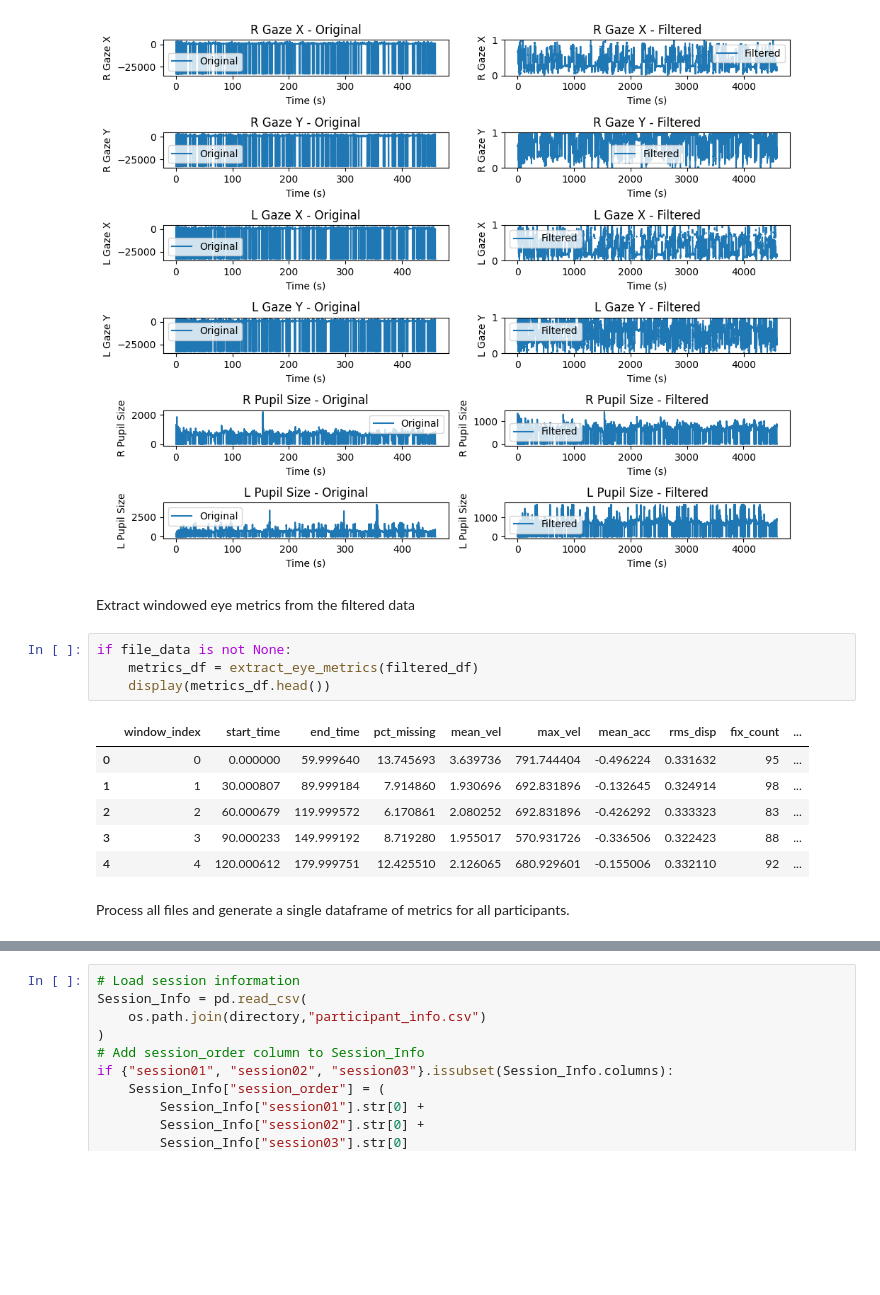
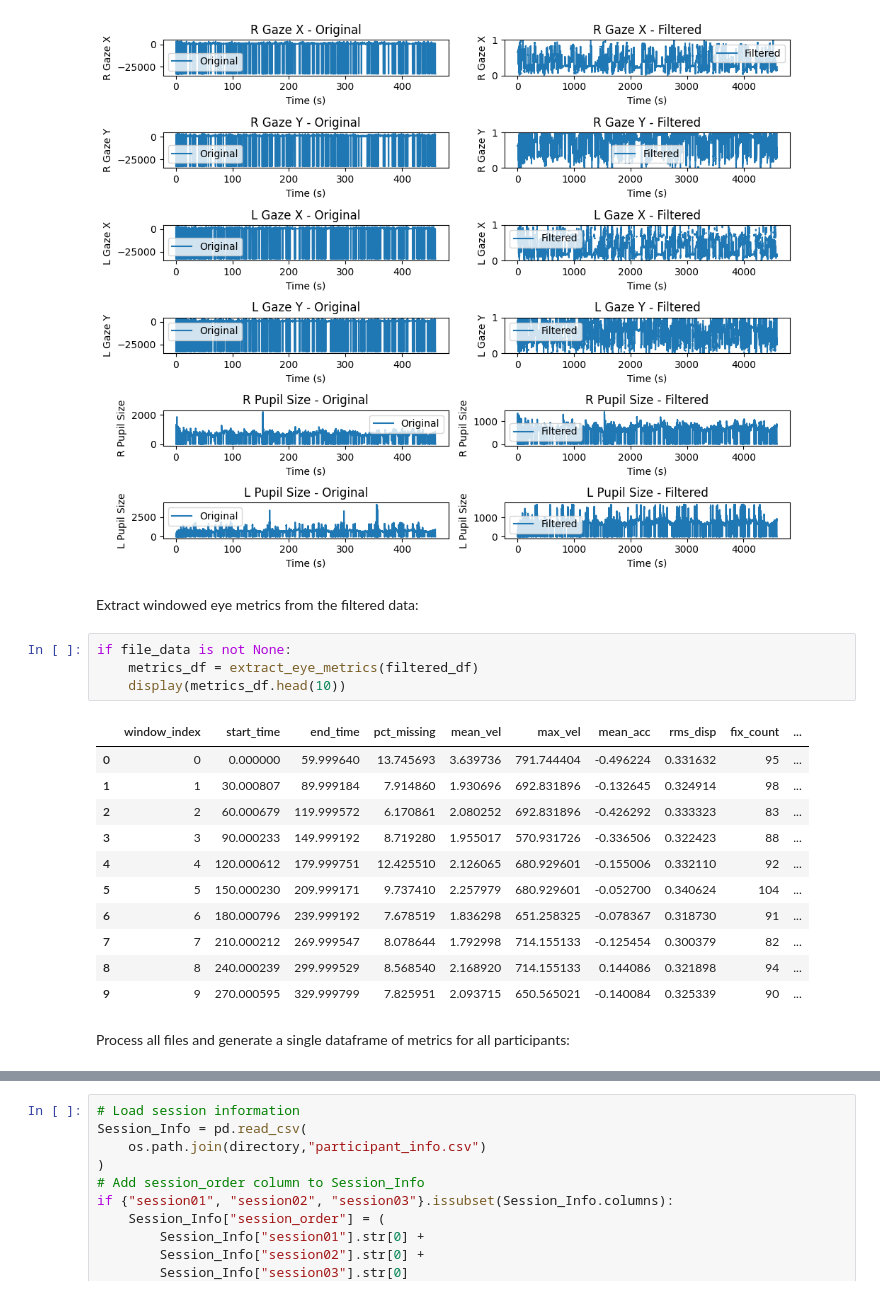
Before and after one commit to MInD-Laboratory/MATB-Workload-Classification-Facial-Pose-Data, a Jupyter notebook: eye_tracking/eye_gaze_analysis.ipynb, the cells around one changed output, grey strips where cells are left out. Saved outputs shown, nothing was run; the diff lists cells and outputs as text; blank space fills up the shorter version.

```diff
--- a/eye_tracking/eye_gaze_analysis.ipynb
+++ b/eye_tracking/eye_gaze_analysis.ipynb
@@ -51,20 +53,25 @@ if file_data is not None:
 Plotting data...
 [figure]
 # %% [markdown]
-Extract windowed eye metrics from the filtered data
+Extract windowed eye metrics from the filtered data:
 # %%
 if file_data is not None:
     metrics_df = extract_eye_metrics(filtered_df)
-    display(metrics_df.head())
+    display(metrics_df.head(10))
 # %% [output]
 |  | window_index | start_time | end_time | pct_missing | mean_vel | max_vel | mean_acc | rms_disp | fix_count | ... |
 | 0 | 0 | 0.000000 | 59.999640 | 13.745693 | 3.639736 | 791.744404 | -0.496224 | 0.331632 | 95 | ... |
 | 1 | 1 | 30.000807 | 89.999184 | 7.914860 | 1.930696 | 692.831896 | -0.132645 | 0.324914 | 98 | ... |
 | 2 | 2 | 60.000679 | 119.999572 | 6.170861 | 2.080252 | 692.831896 | -0.426292 | 0.333323 | 83 | ... |
 | 3 | 3 | 90.000233 | 149.999192 | 8.719280 | 1.955017 | 570.931726 | -0.336506 | 0.322423 | 88 | ... |
 | 4 | 4 | 120.000612 | 179.999751 | 12.425510 | 2.126065 | 680.929601 | -0.155006 | 0.332110 | 92 | ... |
+| 5 | 5 | 150.000230 | 209.999171 | 9.737410 | 2.257979 | 680.929601 | -0.052700 | 0.340624 | 104 | ... |
+| 6 | 6 | 180.000796 | 239.999192 | 7.678519 | 1.836298 | 651.258325 | -0.078367 | 0.318730 | 91 | ... |
+| 7 | 7 | 210.000212 | 269.999547 | 8.078644 | 1.792998 | 714.155133 | -0.125454 | 0.300379 | 82 | ... |
+| 8 | 8 | 240.000239 | 299.999529 | 8.568540 | 2.168920 | 714.155133 | 0.144086 | 0.321898 | 94 | ... |
+| 9 | 9 | 270.000595 | 329.999799 | 7.825951 | 2.093715 | 650.565021 | -0.140084 | 0.325339 | 90 | ... |
 # %% [markdown]
-Process all files and generate a single dataframe of metrics for all participants.
+Process all files and generate a single dataframe of metrics for all participants:
 # %%
 all_metrics = []
 for fname in eye_files:
```
Also changed, not shown: parts of 15 cells of this notebook, 3 other files.
